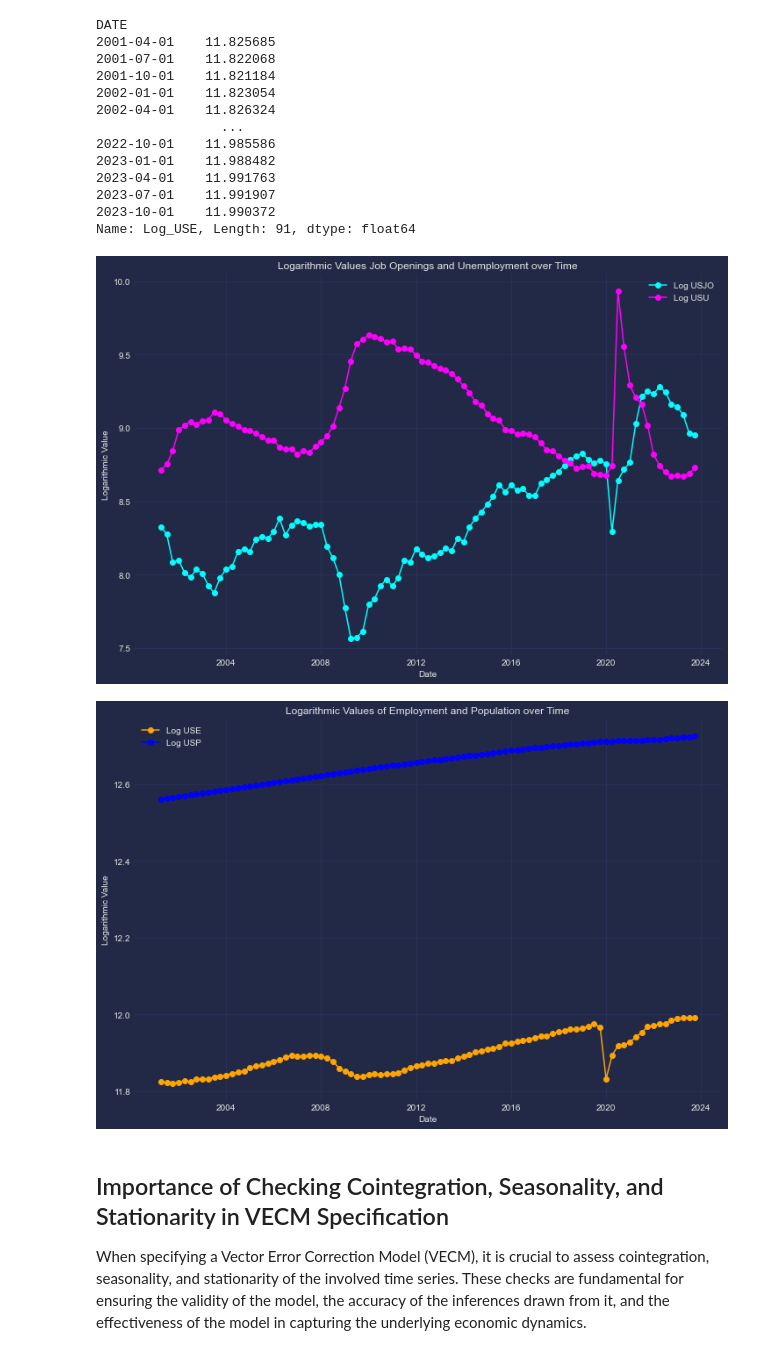
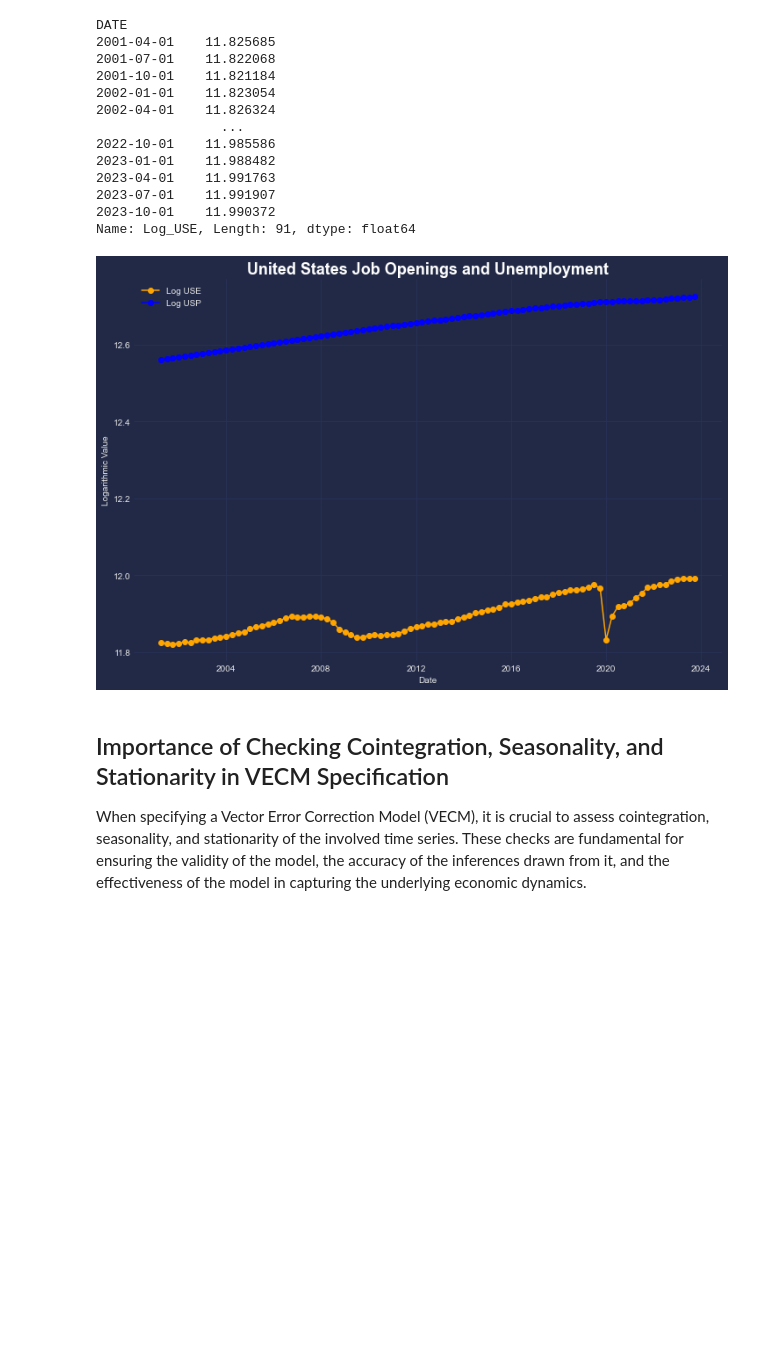
Before and after one commit to Philip-Lacava/Asset-Price-Bubble-Detection, a Jupyter notebook: Bubble Model 3.ipynb, the cells around one changed output. Cells and saved outputs as stored; diff of their text form; code cells hidden in the pictures; blank space fills up the shorter version.

```diff
--- a/Bubble Model 3.ipynb
+++ b/Bubble Model 3.ipynb
@@ -506,36 +523,22 @@ DATE
 2023-10-01    11.990372
 Name: Log_USE, Length: 91, dtype: float64
 # %%
-# Plot the logarithmic values
-plt.figure(figsize=(12, 8))
-plt.plot(merged_df.index, merged_df['Log_USJO'], label='Log USJO', marker='o', color=color_job_openings)
-plt.plot(merged_df.index, merged_df['Log_USU'], label='Log USU', marker='o', color=color_unemployment)
-
-plt.title('Logarithmic Values Job Openings and Unemployment over Time')
-plt.xlabel('Date')
-plt.ylabel('Logarithmic Value')
-plt.legend()
-plt.grid(True)
-plt.savefig(f'/Users/philiplacava/Desktop/Asset-Price-Bubble-Detection/results/{select}JO & U.jpeg', format='jpeg')
-
-plt.show()
-
 plt.figure(figsize=(12, 8))
 
 plt.plot(merged_df.index, merged_df['Log_USE'], label='Log USE', marker='o', color=color_employment)
 plt.plot(merged_df.index, merged_df['Log_USP'], label='Log USP', marker='o', color=color_population)
 
-plt.title('Logarithmic Values of Employment and Population over Time')
+plt.title(f'{select} Job Openings and Unemployment', color=axis_color, fontsize=18, fontweight='bold')
 plt.xlabel('Date')
 plt.ylabel('Logarithmic Value')
 plt.legend()
 plt.grid(True)
+
 plt.savefig(f'/Users/philiplacava/Desktop/Asset-Price-Bubble-Detection/results/{select}Pop_Growth & Employment.jpeg', format='jpeg')
 
 plt.show()
 # %% [output]
-[figure, old version]
+[figure, new version]
-[figure, removed]
 # %% [markdown]
 ## Importance of Checking Cointegration, Seasonality, and Stationarity in VECM Specification
 
```
Also changed, not shown: parts of 31 cells of this notebook, 12 other files.
